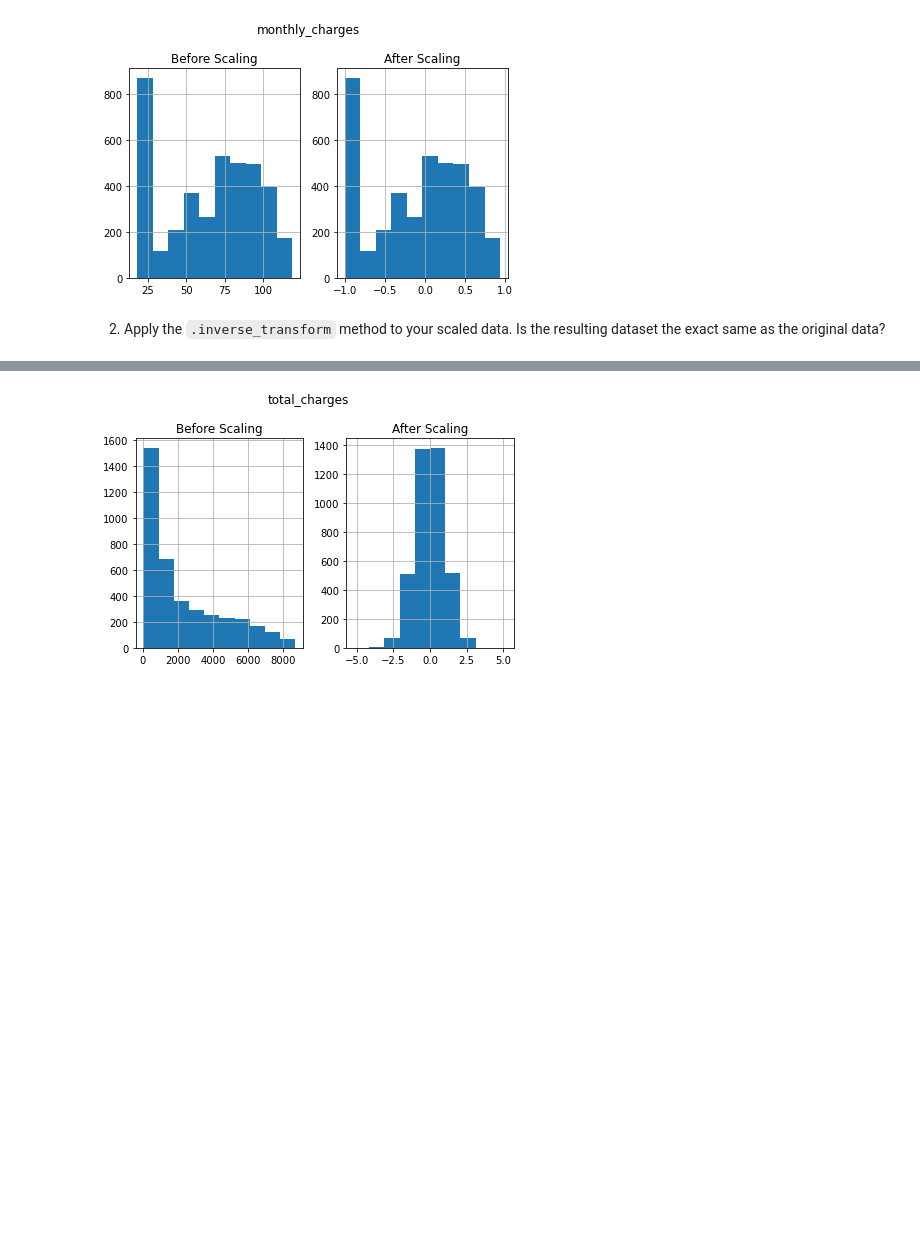
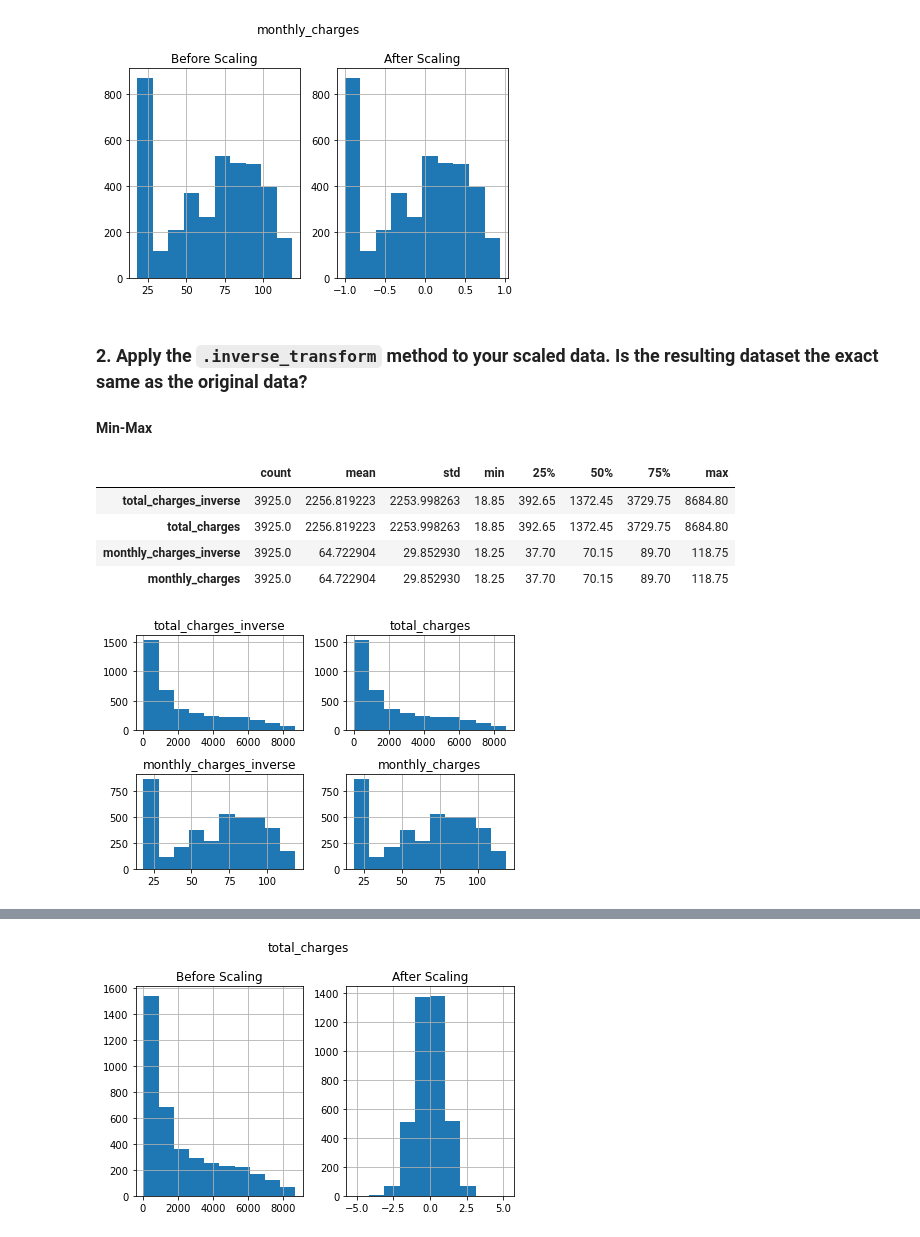
Before and after one commit to sophia-stewart/regression-exercises, a Jupyter notebook: scaling.ipynb, the cells around one changed output, grey strips where cells are left out. Cells and saved outputs as stored; diff of their text form; code cells hidden in the pictures; blank space fills up the shorter version.

```diff
--- a/scaling.ipynb
+++ b/scaling.ipynb
@@ -35,11 +35,11 @@ plt.tight_layout();
 #### Min-Max Scaling
 # %%
 # create object
-scaler = sklearn.preprocessing.MinMaxScaler()
+mm_scaler = sklearn.preprocessing.MinMaxScaler()
 # fit object
-scaler.fit(train[['total_charges', 'monthly_charges']])
+mm_scaler.fit(train[['total_charges', 'monthly_charges']])
 # transform (use) object
-scaled_data = scaler.transform(train[['total_charges', 'monthly_charges']])
+scaled_data = mm_scaler.transform(train[['total_charges', 'monthly_charges']])
 # create new columns of scaled data
 train[['total_charges_scaled', 'monthly_charges_scaled']] = scaled_data
 # visualize new and old distributions
@@ -68,11 +68,11 @@ plt.tight_layout();
 #### Standard Scaling
 # %%
 # create object
-scaler = sklearn.preprocessing.StandardScaler()
+s_scaler = sklearn.preprocessing.StandardScaler()
 # fit object
-scaler.fit(train[['total_charges', 'monthly_charges']])
+s_scaler.fit(train[['total_charges', 'monthly_charges']])
 # transform object
-train[['total_charges_scaled', 'monthly_charges_scaled']] = scaler.transform(train[['total_charges', 'monthly_charges']])
+train[['total_charges_scaled', 'monthly_charges_scaled']] = s_scaler.transform(train[['total_charges', 'monthly_charges']])
 # visualize distributions
 plt.subplot(1, 2, 1)
 train.total_charges.hist()
@@ -99,11 +99,11 @@ plt.tight_layout();
 #### Robust Scaling
 # %%
 # create object
-scaler = sklearn.preprocessing.RobustScaler()
+r_scaler = sklearn.preprocessing.RobustScaler()
 # fit object
-scaler.fit(train[['total_charges', 'monthly_charges']])
+r_scaler.fit(train[['total_charges', 'monthly_charges']])
 # transform object
-train[['total_charges_scaled', 'monthly_charges_scaled']] = scaler.transform(train[['total_charges', 'monthly_charges']])
+train[['total_charges_scaled', 'monthly_charges_scaled']] = r_scaler.transform(train[['total_charges', 'monthly_charges']])
 # visualize distributions
 plt.subplot(1, 2, 1)
 train.total_charges.hist()
@@ -127,4 +127,23 @@ plt.tight_layout();
 # %% [output]
 [figure]
 # %% [markdown]
-2. Apply the `.inverse_transform` method to your scaled data. Is the resulting dataset the exact same as the original data?
+### 2. Apply the `.inverse_transform` method to your scaled data. Is the resulting dataset the exact same as the original data?
+
+#### Min-Max
+# %%
+# get min-max scaled values
+train[['total_charges_scaled', 'monthly_charges_scaled']] = mm_scaler.transform(train[['total_charges', 'monthly_charges']])
+# inverse transform values
+train[['total_charges_inverse', 'monthly_charges_inverse']] = mm_scaler.inverse_transform(train[['total_charges_scaled', 'monthly_charges_scaled']])
+# visualize distributions
+train[['total_charges_inverse', 'total_charges', 'monthly_charges_inverse', 'monthly_charges']].hist()
+plt.tight_layout()
+# view summary stats
+train[['total_charges_inverse', 'total_charges', 'monthly_charges_inverse', 'monthly_charges']].describe().T
+# %% [output]
+|  | count | mean | std | min | 25% | 50% | 75% | max |
+| total_charges_inverse | 3925.0 | 2256.819223 | 2253.998263 | 18.85 | 392.65 | 1372.45 | 3729.75 | 8684.80 |
+| total_charges | 3925.0 | 2256.819223 | 2253.998263 | 18.85 | 392.65 | 1372.45 | 3729.75 | 8684.80 |
+| monthly_charges_inverse | 3925.0 | 64.722904 | 29.852930 | 18.25 | 37.70 | 70.15 | 89.70 | 118.75 |
+| monthly_charges | 3925.0 | 64.722904 | 29.852930 | 18.25 | 37.70 | 70.15 | 89.70 | 118.75 |
+[figure, added]
```
Also changed, not shown: parts of 10 cells of this notebook.
